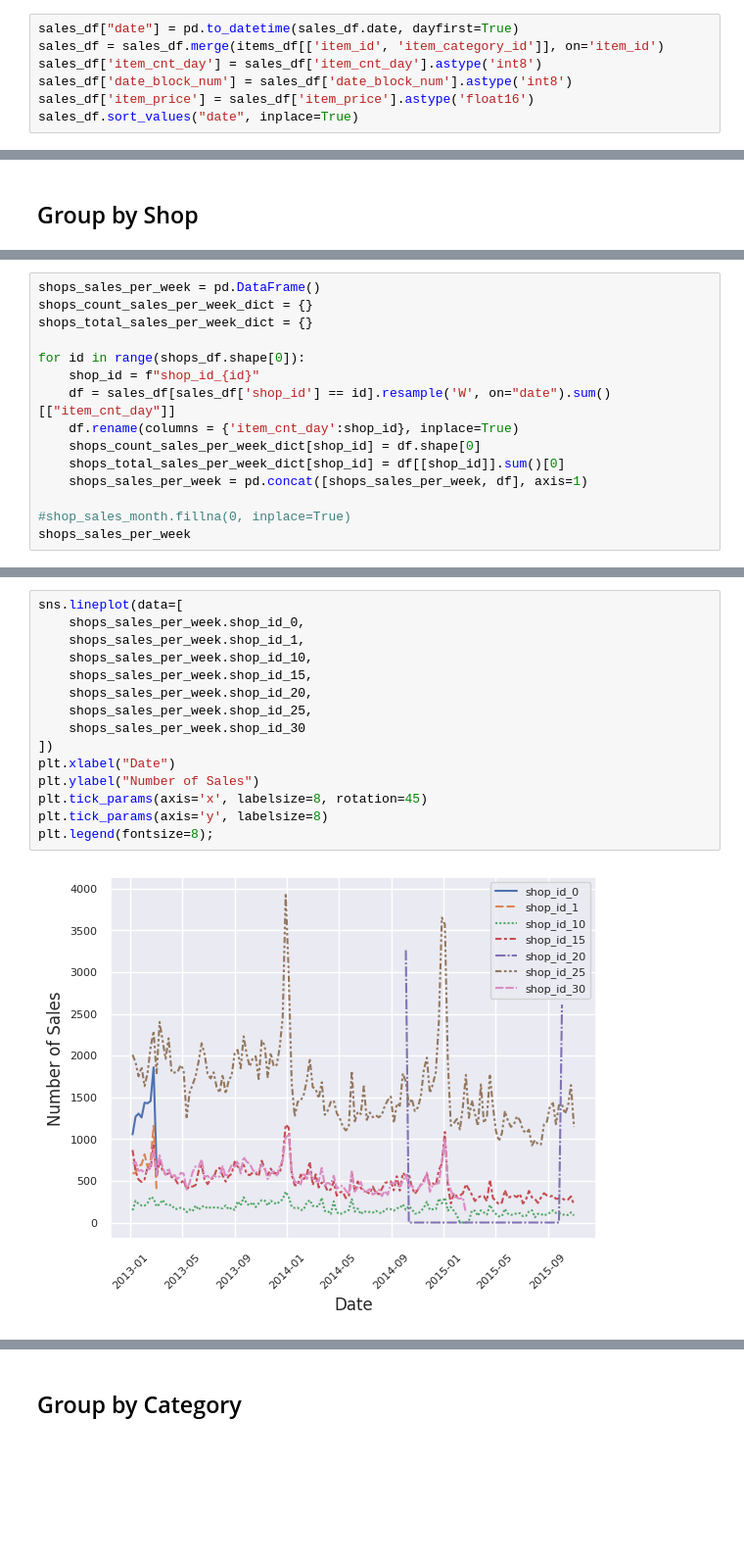
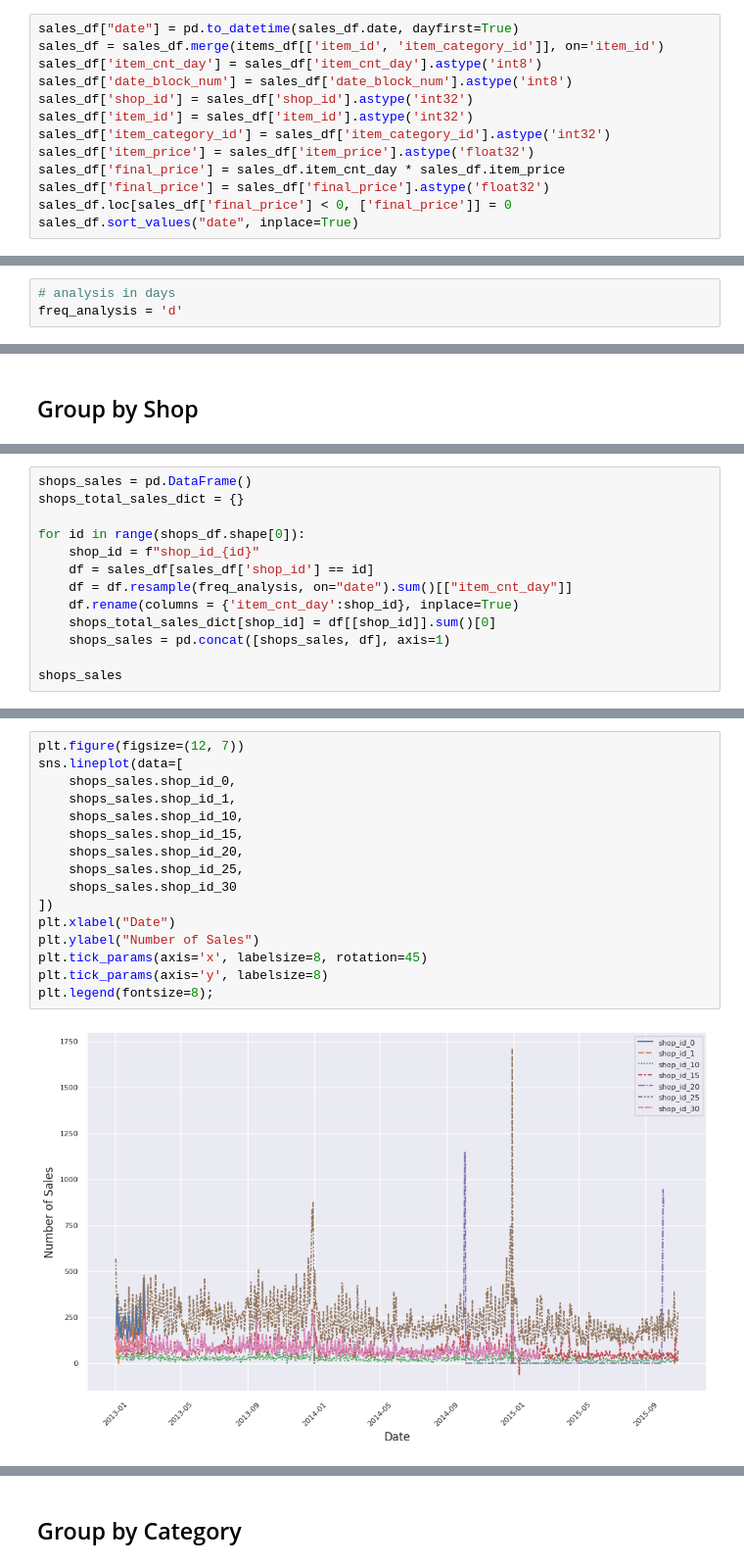
Before and after one commit to dxclemente/blast-from-the-forecast, a Jupyter notebook: notebooks/preprocess.ipynb, the cells around one changed output, grey strips where cells are left out. Shown at 98% size. Cells and saved outputs as stored; diff of their text form; blank space fills up the shorter version.

```diff
--- a/notebooks/preprocess.ipynb
+++ b/notebooks/preprocess.ipynb
@@ -44,7 +45,13 @@ sales_df["date"] = pd.to_datetime(sales_df.date, dayfirst=True)
 sales_df = sales_df.merge(items_df[['item_id', 'item_category_id']], on='item_id')
 sales_df['item_cnt_day'] = sales_df['item_cnt_day'].astype('int8')
 sales_df['date_block_num'] = sales_df['date_block_num'].astype('int8')
-sales_df['item_price'] = sales_df['item_price'].astype('float16')
+sales_df['shop_id'] = sales_df['shop_id'].astype('int32')
+sales_df['item_id'] = sales_df['item_id'].astype('int32')
+sales_df['item_category_id'] = sales_df['item_category_id'].astype('int32')
+sales_df['item_price'] = sales_df['item_price'].astype('float32')
+sales_df['final_price'] = sales_df.item_cnt_day * sales_df.item_price
+sales_df['final_price'] = sales_df['final_price'].astype('float32')
+sales_df.loc[sales_df['final_price'] < 0, ['final_price']] = 0
 sales_df.sort_values("date", inplace=True)
 # %%
 sales_df
@@ -75,4 +83,7 @@ item_category_id             int64
 dtype: object
+# %%
+# analysis in days
+freq_analysis = 'd'
 # %% [markdown]
 # Sorting the Data
 # %% [markdown]
@@ -82,18 +93,16 @@ dtype: object
 # %%
-shops_sales_per_week = pd.DataFrame()
-shops_count_sales_per_week_dict = {}
-shops_total_sales_per_week_dict = {}
+shops_sales = pd.DataFrame()
+shops_total_sales_dict = {}
 
 for id in range(shops_df.shape[0]):
     shop_id = f"shop_id_{id}"
-    df = sales_df[sales_df['shop_id'] == id].resample('W', on="date").sum()[["item_cnt_day"]]
+    df = sales_df[sales_df['shop_id'] == id]
+    df = df.resample(freq_analysis, on="date").sum()[["item_cnt_day"]]
     df.rename(columns = {'item_cnt_day':shop_id}, inplace=True)
-    shops_count_sales_per_week_dict[shop_id] = df.shape[0]
-    shops_total_sales_per_week_dict[shop_id] = df[[shop_id]].sum()[0]
-    shops_sales_per_week = pd.concat([shops_sales_per_week, df], axis=1)
+    shops_total_sales_dict[shop_id] = df[[shop_id]].sum()[0]
+    shops_sales = pd.concat([shops_sales, df], axis=1)
 
-#shop_sales_month.fillna(0, inplace=True)
-shops_sales_per_week
+shops_sales
 # %% [output]
 |  | shop_id_0 | shop_id_1 | shop_id_2 | shop_id_3 | shop_id_4 | shop_id_5 | shop_id_6 | shop_id_7 | shop_id_8 | ... |
 | date |  |  |  |  |  |  |  |  |  | ... |
@@ -127,18 +132,19 @@ plt.tick_params(axis='y', labelsize=8)
 # %%
+plt.figure(figsize=(12, 7))
 sns.lineplot(data=[
-    shops_sales_per_week.shop_id_0,
-    shops_sales_per_week.shop_id_1,
-    shops_sales_per_week.shop_id_10,
-    shops_sales_per_week.shop_id_15,
-    shops_sales_per_week.shop_id_20,
-    shops_sales_per_week.shop_id_25,
-    shops_sales_per_week.shop_id_30
+    shops_sales.shop_id_0,
+    shops_sales.shop_id_1,
+    shops_sales.shop_id_10,
+    shops_sales.shop_id_15,
+    shops_sales.shop_id_20,
+    shops_sales.shop_id_25,
+    shops_sales.shop_id_30
 ])
 plt.xlabel("Date")
 plt.ylabel("Number of Sales")
 plt.tick_params(axis='x', labelsize=8, rotation=45)
 plt.tick_params(axis='y', labelsize=8)
 plt.legend(fontsize=8);
 # %% [output]
-[figure, old version]
+[figure, new version]
 # %% [markdown]
```
Also changed, not shown: parts of 72 cells of this notebook.
